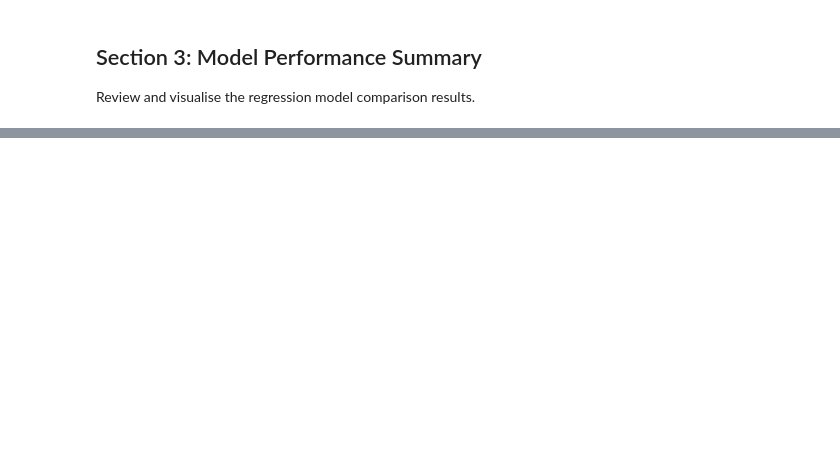
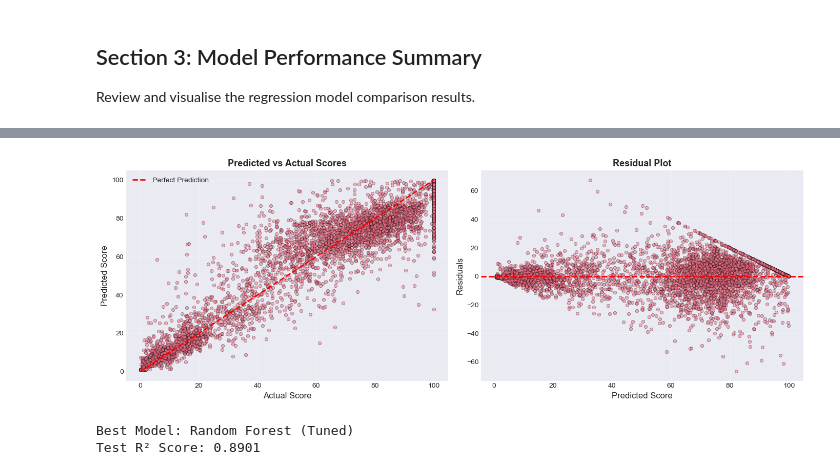
Before and after one commit to jaifm/msc-FAIDM-Assessment-1, a Jupyter notebook: 1_Notebooks/04_Final_Models.ipynb, the cells around one changed output, grey strips where cells are left out. Drawn from its saved outputs; the diff is of its cells as text; code cells hidden in the pictures; blank space fills up the shorter version.

Commit message:
fixed errors - last commit pushed previous versions

```diff
--- a/1_Notebooks/04_Final_Models.ipynb
+++ b/1_Notebooks/04_Final_Models.ipynb
@@ -35,9 +38,19 @@ print('\n' + '=' * 80)
 print('LOADING MODELS AND RESULTS')
 print('=' * 80)
 
+# Load best regression model
 best_rf_model = pickle.load(open('../2_Outputs/best_regression_model.pkl', 'rb'))
-comparison_df = pd.read_csv('../model_comparison_results.csv')
+
+# Load best classification model
+best_clf_model = pickle.load(open('../2_Outputs/best_classification_model.pkl', 'rb'))
+
+# Load data
 df_encoded = pd.read_pickle('../2_Outputs/df_encoded_full.pkl')
 features = pd.read_pickle('../2_Outputs/features_prepared.pkl')
+target = pd.read_pickle('../2_Outputs/target_prepared.pkl')
 
 print('\nModels and data loaded successfully')
+print(f'Features shape: {features.shape}')
+print(f'Target shape: {target.shape}')
+print(f'Regression model: {type(best_rf_model).__name__}')
+print(f'Classification model: {type(best_clf_model).__name__}')
@@ -79,30 +124,61 @@ print('\n' + '=' * 80)
 print('MODEL PERFORMANCE SUMMARY')
 print('=' * 80)
 
-print('\n' + comparison_df.to_string(index=False))
+# Evaluate the best model
+from sklearn.model_selection import train_test_split
+from sklearn.metrics import mean_squared_error, mean_absolute_error, r2_score
+import re
 
-fig, axes = plt.subplots(1, 3, figsize=(15, 4))
+# Clean feature names to match what the model expects
+print('Cleaning feature names for compatibility...')
+features.columns = [re.sub(r'[^A-Za-z0-9_]+', '_', str(col)) for col in features.columns]
 
-comparison_df.plot(x='Model', y='RMSE', kind='bar', ax=axes[0], legend=False, color='steelblue')
-axes[0].set_title('RMSE Comparison', fontsize=12, fontweight='bold')
-axes[0].set_ylabel('RMSE')
-axes[0].tick_params(axis='x', rotation=45)
+# Split data (same as in regression notebook)
+X_train, X_test, y_train, y_test = train_test_split(
+    features, target, test_size=0.2, random_state=42
+)
 
-comparison_df.plot(x='Model', y='MAE', kind='bar', ax=axes[1], legend=False, color='coral')
-axes[1].set_title('MAE Comparison', fontsize=12, fontweight='bold')
-axes[1].set_ylabel('MAE')
-axes[1].tick_params(axis='x', rotation=45)
+# Get predictions
+y_pred = best_rf_model.predict(X_test)
 
-comparison_df.plot(x='Model', y='R2', kind='bar', ax=axes[2], legend=False, color='seagreen')
-axes[2].set_title('R2 Comparison', fontsize=12, fontweight='bold')
-axes[2].set_ylabel('R2')
-axes[2].tick_params(axis='x', rotation=45)
+# Calculate metrics
+rmse = np.sqrt(mean_squared_error(y_test, y_pred))
+mae = mean_absolute_error(y_test, y_pred)
+r2 = r2_score(y_test, y_pred)
+
+print('\nBest Model (Random Forest Regressor - Tuned):')
+print(f'  RMSE: {rmse:.4f}')
+print(f'  MAE: {mae:.4f}')
+print(f'  R² Score: {r2:.4f}')
+
+# Create visualization
+fig, axes = plt.subplots(1, 2, figsize=(14, 5))
+
+# Predicted vs Actual
+axes[0].scatter(y_test, y_pred, alpha=0.5, s=20, edgecolors='k', linewidth=0.5)
+axes[0].plot([y_test.min(), y_test.max()], [y_test.min(), y_test.max()],
+             'r--', lw=2, label='Perfect Prediction')
+axes[0].set_xlabel('Actual Score', fontsize=12)
+axes[0].set_ylabel('Predicted Score', fontsize=12)
+axes[0].set_title('Predicted vs Actual Scores', fontsize=13, fontweight='bold')
+axes[0].legend()
+axes[0].grid(alpha=0.3)
+
+# Residuals
+residuals = y_test - y_pred
+axes[1].scatter(y_pred, residuals, alpha=0.5, s=20, edgecolors='k', linewidth=0.5)
+axes[1].axhline(y=0, color='r', linestyle='--', lw=2)
+axes[1].set_xlabel('Predicted Score', fontsize=12)
+axes[1].set_ylabel('Residuals', fontsize=12)
+axes[1].set_title('Residual Plot', fontsize=13, fontweight='bold')
+axes[1].grid(alpha=0.3)
 
 plt.tight_layout()
 plt.show()
 
-best_model_name = comparison_df.iloc[0]['Model']
-best_r2 = comparison_df.iloc[0]['R2']
+best_model_name = 'Random Forest (Tuned)'
+best_r2 = r2
 
 print(f'\nBest Model: {best_model_name}')
-print(f'Test R2 Score: {best_r2:.4f}')
+print(f'Test R² Score: {best_r2:.4f}')
+# %% [output]
@@ -108,0 +194,3 @@ print(f'Test R2 Score: {best_r2:.4f}')
+[figure, added]
+Best Model: Random Forest (Tuned)
+Test R² Score: 0.8901
```
Also changed, not shown: parts of 11 cells of this notebook, 6 other files.
